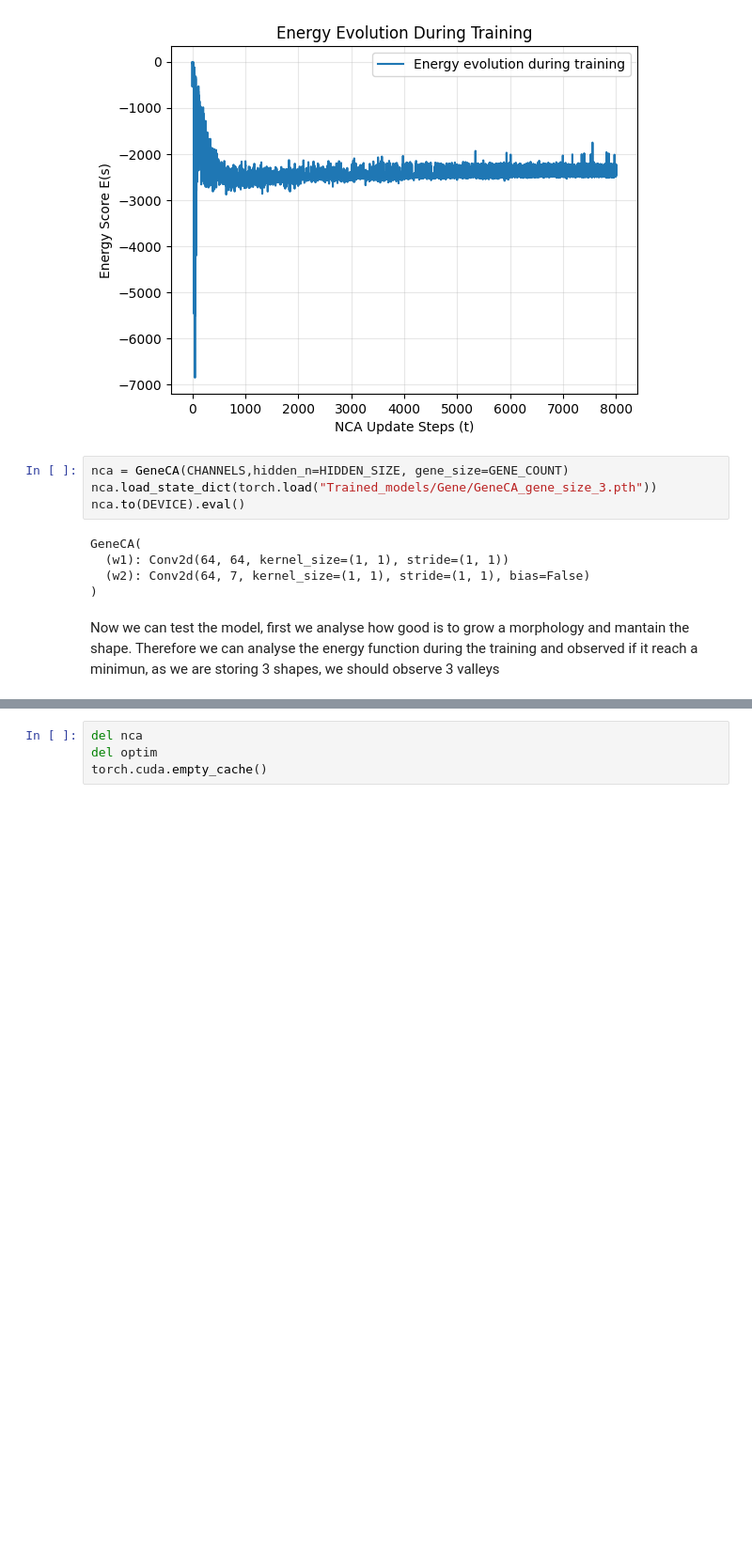
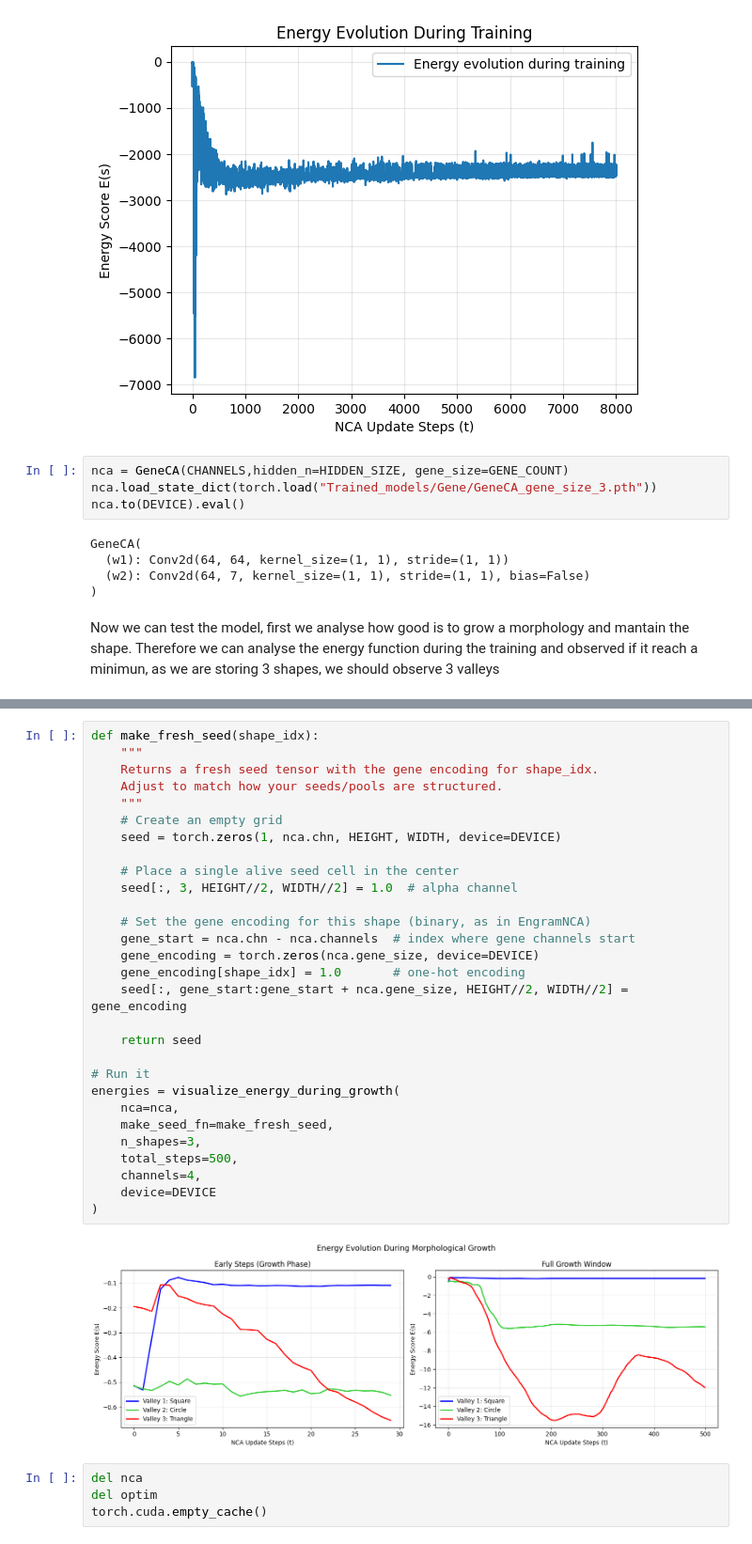
Before and after one commit to lshofsl/Advanced-topics-in-PoD-project-, a Jupyter notebook: EBM_NCA.ipynb, the cells around one changed output, grey strips where cells are left out. Shown at 94% size. Saved outputs shown, nothing was run; the diff lists cells and outputs as text; blank space fills up the shorter version.

```diff
--- a/EBM_NCA.ipynb
+++ b/EBM_NCA.ipynb
@@ -358,3 +360,34 @@ plt.show()
+# %%
+def make_fresh_seed(shape_idx):
+    """
+    Returns a fresh seed tensor with the gene encoding for shape_idx.
+    Adjust to match how your seeds/pools are structured.
+    """
+    # Create an empty grid
+    seed = torch.zeros(1, nca.chn, HEIGHT, WIDTH, device=DEVICE)
+
+    # Place a single alive seed cell in the center
+    seed[:, 3, HEIGHT//2, WIDTH//2] = 1.0  # alpha channel
+
+    # Set the gene encoding for this shape (binary, as in EngramNCA)
+    gene_start = nca.chn - nca.channels  # index where gene channels start
+    gene_encoding = torch.zeros(nca.gene_size, device=DEVICE)
+    gene_encoding[shape_idx] = 1.0       # one-hot encoding
+    seed[:, gene_start:gene_start + nca.gene_size, HEIGHT//2, WIDTH//2] = gene_encoding
+
+    return seed
+
+# Run it
+energies = visualize_energy_during_growth(
+    nca=nca,
+    make_seed_fn=make_fresh_seed,
+    n_shapes=3,
+    total_steps=500,
+    channels=4,
+    device=DEVICE
+)
+# %% [output]
+[figure, added]
 # %%
 del nca
 del optim
```
Also changed, not shown: parts of 3 cells of this notebook.
